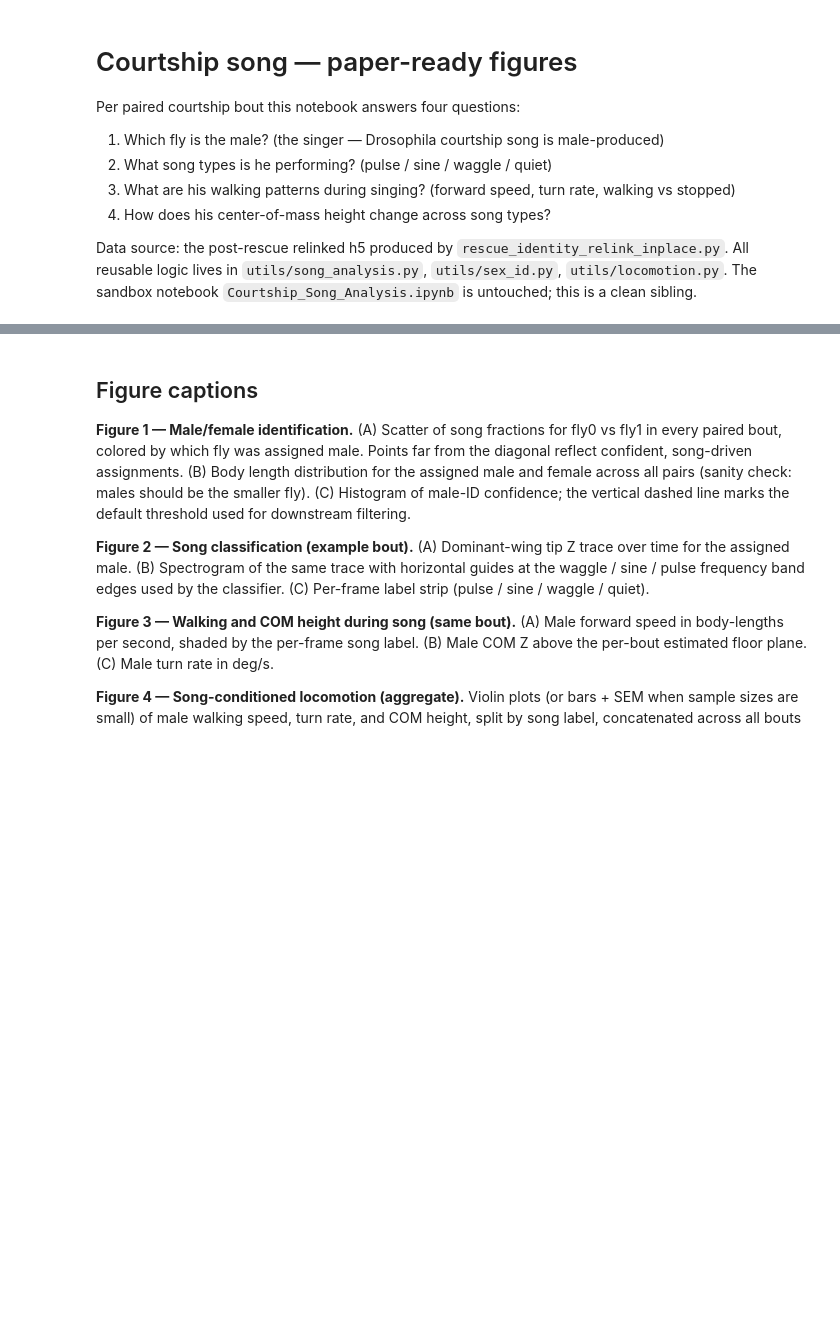
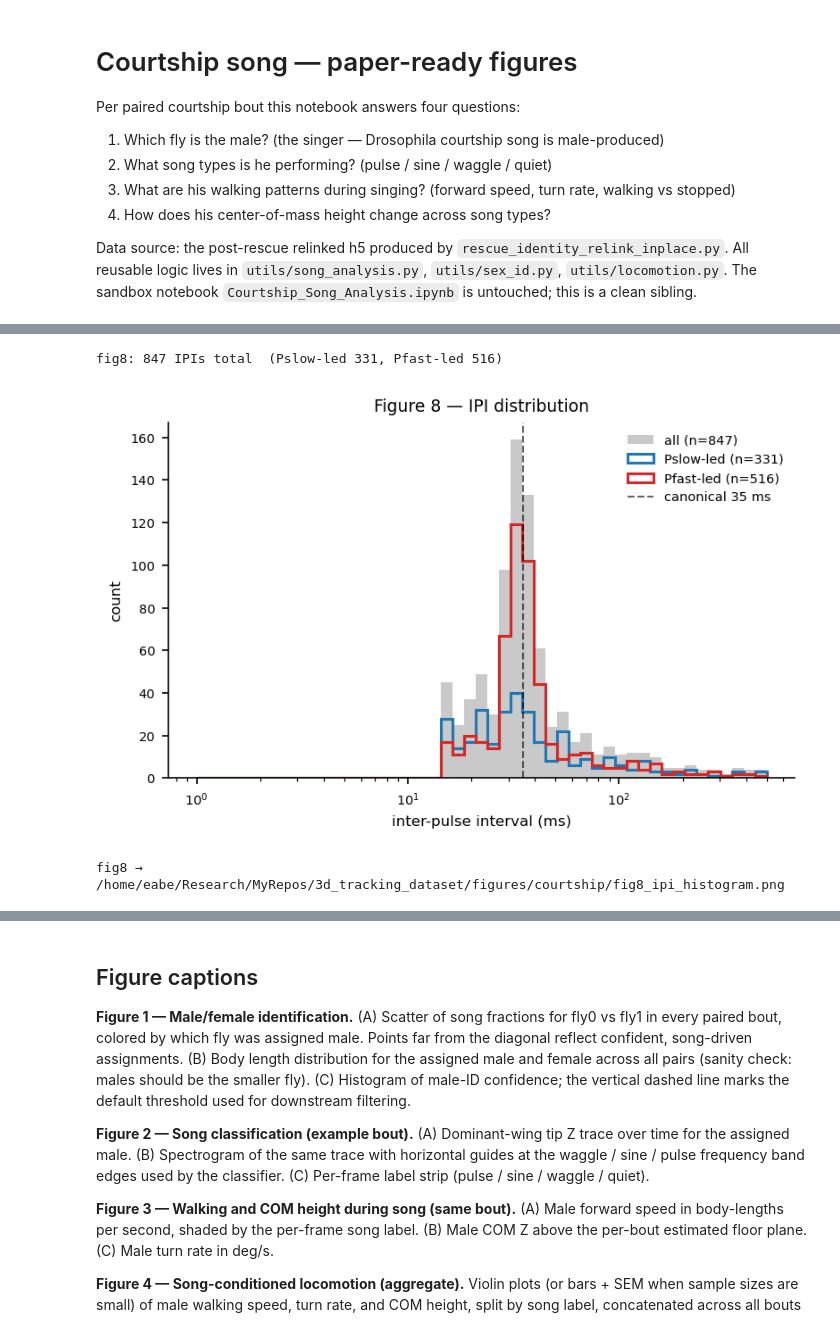
Before and after one commit to elliottabe/3d_tracking_dataset, a Jupyter notebook: notebooks/Courtship_Song_Figures.ipynb, the cells around one changed output, grey strips where cells are left out. Cells and saved outputs as stored; diff of their text form; code cells hidden in the pictures; blank space fills up the shorter version.

```diff
--- a/notebooks/Courtship_Song_Figures.ipynb
+++ b/notebooks/Courtship_Song_Figures.ipynb
@@ -593,3 +989,81 @@ saved /home/eabe/Research/MyRepos/3d_tracking_dataset/figures/courtship/fig5_per
+# %%
+# --- Figure 8: IPI (inter-pulse interval) histogram ---
+# Pools inter-pulse intervals across all pair males' dominant wing, and
+# overlays per-type IPIs using the Fig-6 labels. The canonical
+# D. melanogaster IPI is ~35 ms.
+try:
+    ctx = FIG6_CTX
+except NameError:
+    print('fig8: FIG6_CTX missing (run Fig 6 first); skipping')
+    ctx = None
+
+if ctx is not None:
+    # Collect per-pair male IPIs (all pulses, not split yet).
+    ipi_all = []
+    ipi_slow = []
+    ipi_fast = []
+
+    # We have labels in ctx indexed by (pair, frame). For per-train IPIs we
+    # need consecutive pulses from the same pair — ctx['frames'] is the
+    # concatenation of per-pair peak_frames in pair order, so we can split
+    # by pair_idx.
+    pair_vec = ctx['pair_idx']
+    frames   = ctx['frames']
+    labels   = ctx['labels']
+    fs_ = song_cfg.fs
+    unique_pairs = np.unique(pair_vec)
+    for pi in unique_pairs:
+        sel = pair_vec == pi
+        fs_this = frames[sel]
+        lbl_this = labels[sel]
+        order = np.argsort(fs_this)
+        fs_this = fs_this[order]
+        lbl_this = lbl_this[order]
+        if fs_this.size < 2:
+            continue
+        ipi = np.diff(fs_this) * 1000.0 / fs_
+        ipi_all.append(ipi)
+        # Label an IPI by the label of its *leading* pulse.
+        for j, iv in enumerate(ipi):
+            if lbl_this[j] == 'Pslow':
+                ipi_slow.append(iv)
+            else:
+                ipi_fast.append(iv)
+
+    ipi_all  = np.concatenate(ipi_all)  if ipi_all  else np.array([])
+    ipi_slow = np.asarray(ipi_slow, dtype=float)
+    ipi_fast = np.asarray(ipi_fast, dtype=float)
+    print(f'fig8: {ipi_all.size} IPIs total  '
+          f'(Pslow-led {ipi_slow.size}, Pfast-led {ipi_fast.size})')
+
+    fig, ax = plt.subplots(figsize=(5.2, 3.3), constrained_layout=True)
+    bins = np.logspace(np.log10(1), np.log10(500), 50)
+    if ipi_all.size:
+        ax.hist(ipi_all, bins=bins, color='#666666', alpha=0.35,
+                label=f'all (n={ipi_all.size})', edgecolor='none')
+    if ipi_slow.size:
+        ax.hist(ipi_slow, bins=bins, histtype='step',
+                color='#1f77b4', lw=1.5,
+                label=f'Pslow-led (n={ipi_slow.size})')
+    if ipi_fast.size:
+        ax.hist(ipi_fast, bins=bins, histtype='step',
+                color='#d62728', lw=1.5,
+                label=f'Pfast-led (n={ipi_fast.size})')
+    ax.axvline(35, color='k', lw=1.0, linestyle='--', alpha=0.6,
+               label='canonical 35 ms')
+    ax.set_xscale('log')
+    ax.set_xlabel('inter-pulse interval (ms)')
+    ax.set_ylabel('count')
+    ax.set_title('Figure 8 — IPI distribution')
+    ax.legend(loc='best', frameon=False)
+    out = FIG_DIR / 'fig8_ipi_histogram.png'
+    fig.savefig(out, dpi=200)
+    plt.show()
+    print(f'fig8 → {out}')
+# %% [output]
+fig8: 847 IPIs total  (Pslow-led 331, Pfast-led 516)
+[figure, added]
+fig8 → /home/eabe/Research/MyRepos/3d_tracking_dataset/figures/courtship/fig8_ipi_histogram.png
 # %%
 # --- Export per-bout results table ---
 csv_path = FIG_DIR / 'per_bout_results.csv'
```
Also changed, not shown: parts of 14 cells of this notebook, 6 other files.
